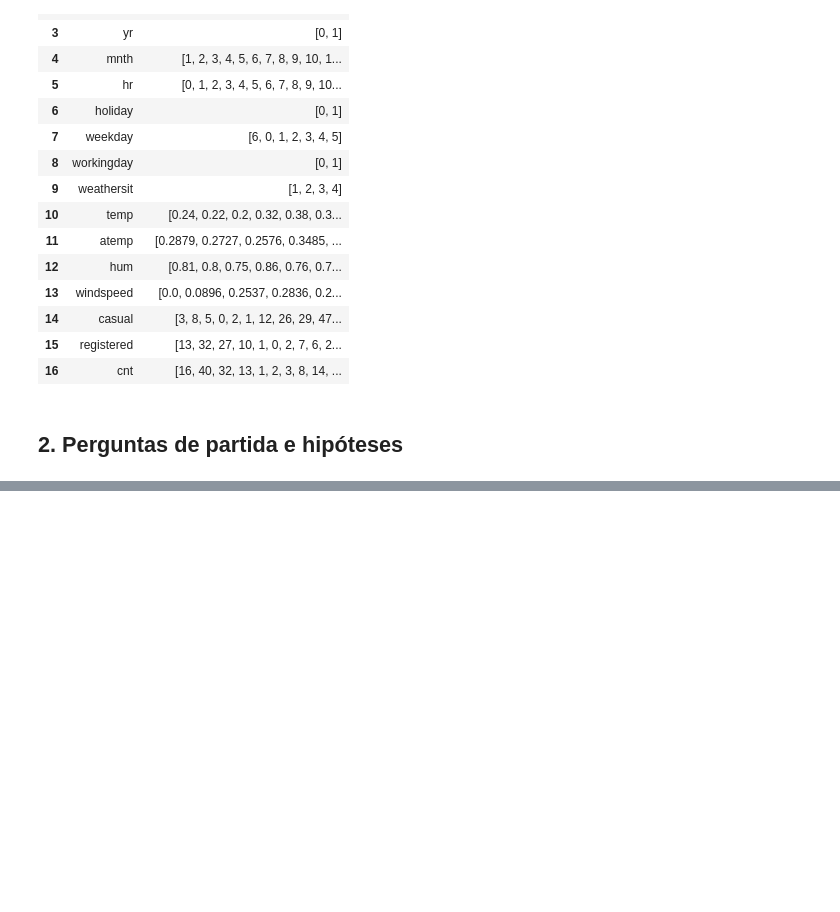
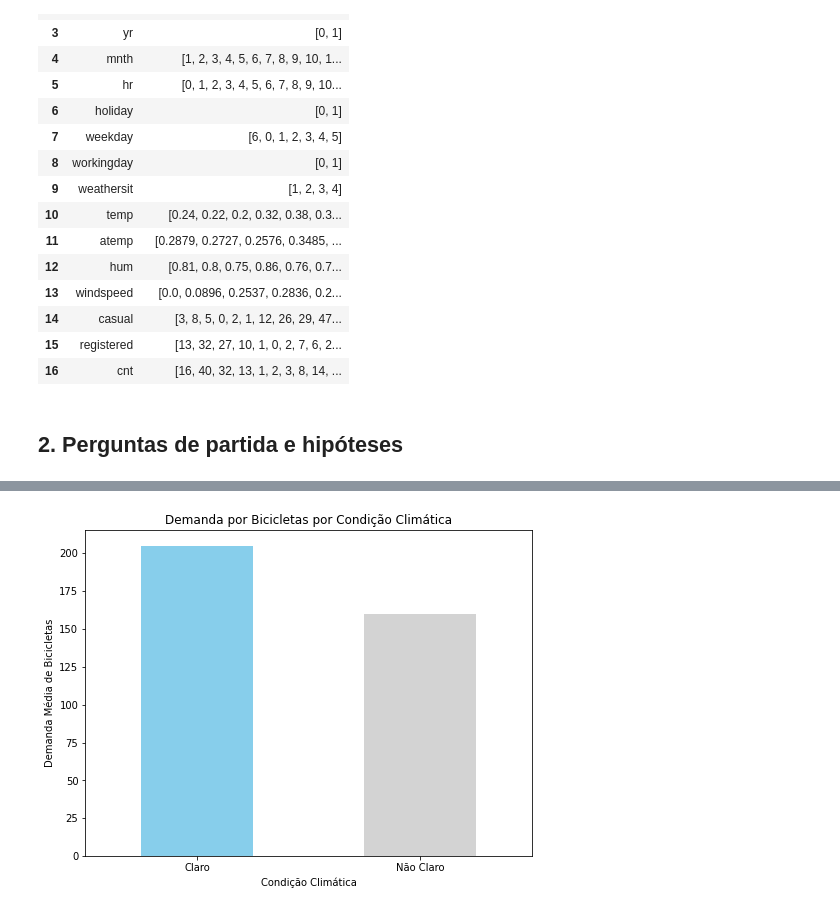
Before and after one commit to denisddv/BikeCD, a Jupyter notebook: notebooks/01-exploratory_data_analysis.ipynb, the cells around one changed output, grey strips where cells are left out. Saved outputs shown, nothing was run; the diff lists cells and outputs as text; code cells hidden in the pictures; blank space fills up the shorter version.

```diff
--- a/notebooks/01-exploratory_data_analysis.ipynb
+++ b/notebooks/01-exploratory_data_analysis.ipynb
@@ -186,0 +271,24 @@ df_uniques
+# %%
+# Mapeie os valores de weathersit para condições claras ou não claras
+conditions = {
+    1: 'Claro',
+    2: 'Não Claro',
+    3: 'Não Claro',
+    4: 'Não Claro'
+}
+
+df['condicao_climatica'] = df['weathersit'].map(conditions)
+# %%
+# Agrupe os dados por condição climática e calcule a média da demanda total
+demanda_por_clima = df.groupby('condicao_climatica')['cnt'].mean()
+
+# Crie um gráfico de barras para visualizar a demanda por clima
+plt.figure(figsize=(8, 6))
+demanda_por_clima.plot(kind='bar', color=['skyblue', 'lightgray'])
+plt.title('Demanda por Bicicletas por Condição Climática')
+plt.xlabel('Condição Climática')
+plt.ylabel('Demanda Média de Bicicletas')
+plt.xticks(rotation=0)
+plt.show()
+# %% [output]
+[figure, added]
```
Also changed, not shown: parts of 49 cells of this notebook, 2 other files.
